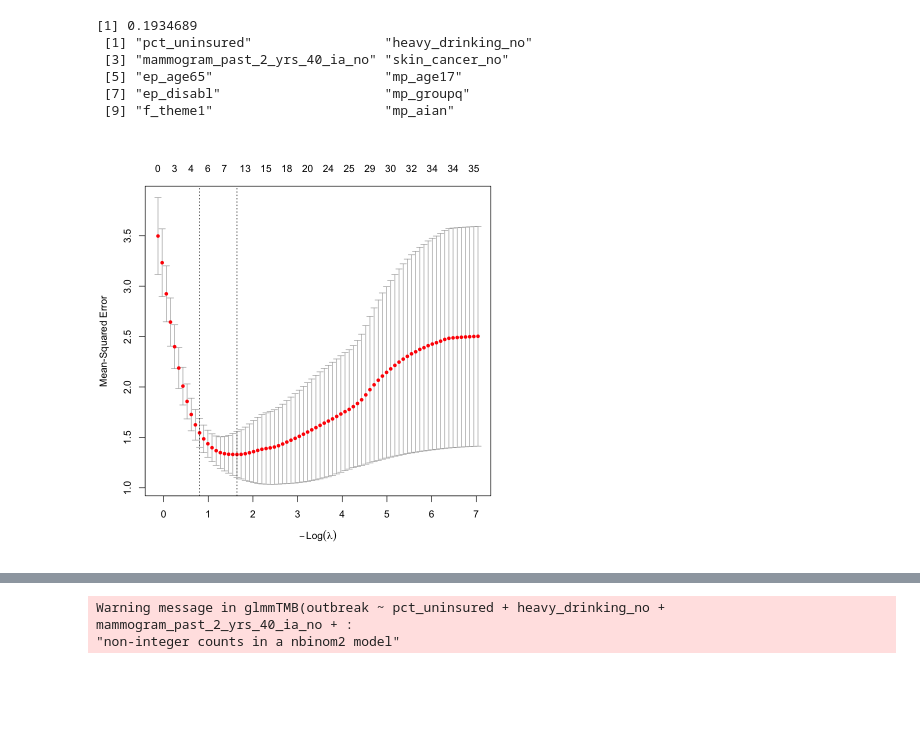
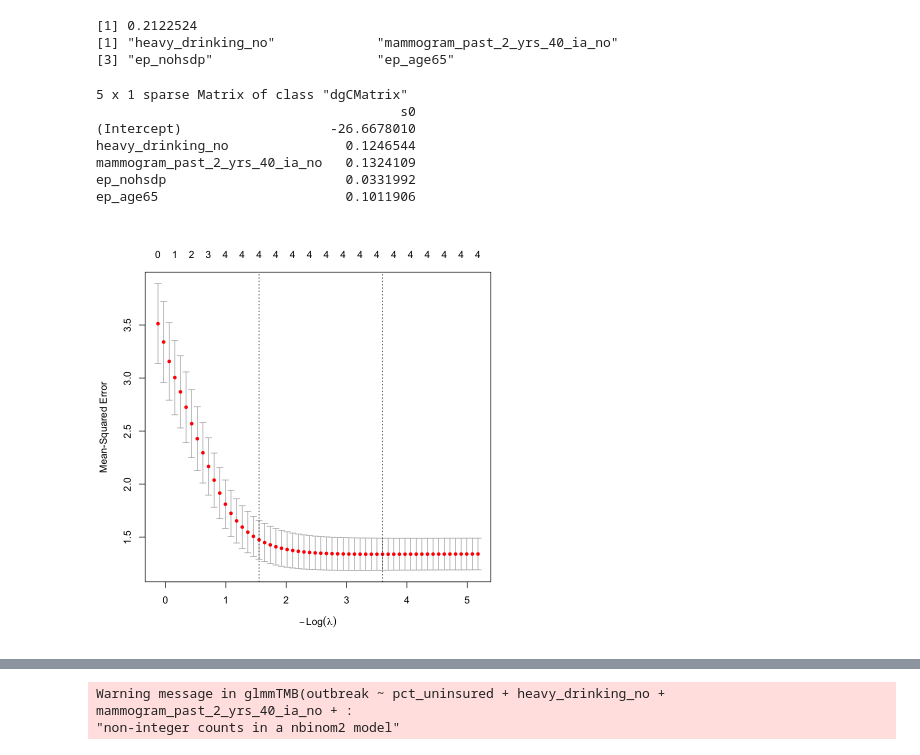
Before and after one commit to MuddORLab/Predicting-Measles-Outbreaks, a Jupyter notebook: 2026SP-stat/4automated_selection.ipynb, the cells around one changed output, grey strips where cells are left out. Cells and saved outputs as stored; diff of their text form; code cells hidden in the pictures; blank space fills up the shorter version.

```diff
--- a/2026SP-stat/4automated_selection.ipynb
+++ b/2026SP-stat/4automated_selection.ipynb
@@ -11,18 +29,36 @@ library(janitor)
 # %%
 df <- read_csv("data/merged_with_svi.csv") |> clean_names()
-df <- df |> filter(!is.na(enrollment), enrollment > 0)
+df <- df %>% filter(!county %in% c("Mcculloch", "Mclennan", "Mcmullen", "Dewitt", "Loving"))
+df_raw <- df
+county <- df$county
+df$density <- df$population * 1.0 / df$area_sqmi
+
+# Keep enrollment, outbreak, phr for now — only drop the feature columns
+df <- df %>% select(
+  -c("county", "area_sqmi"),
+  -starts_with("m_"), -starts_with("mp_"),
+  -starts_with("e_"), -starts_with("epl_"),
+  -starts_with("spl_"), -starts_with("rpl_"),
+  -starts_with("f_")
+)
+
+df <- df %>% select(-c("ep_minrty", "ep_hisp", "ep_afam", "ep_pov150", "ep_uninsur"))
 df <- df[, colSums(is.na(df)) == 0]
+
 set.seed(100)
-perc_strata = 0.75
+perc_strata <- 0.75
 strata <- ifelse(df$outbreak > 0, "nonzero", "zero")
 index <- createDataPartition(strata, p = perc_strata, list = FALSE)
-train <- df[index,]
-test <- df[-index,]
+train <- df[index, ]
+test  <- df[-index, ]
+
 outcome <- train$outbreak
-offset <- log(train$enrollment)
-phr <- train$phr
+offset  <- log(train$enrollment)
+phr     <- train$phr
 
-train <- train %>% select(-county, -outbreak, -enrollment, -phr)
+# Now drop them before modeling
+train <- train %>% select(-outbreak, -enrollment, -phr)
+test  <- test  %>% select(-outbreak, -enrollment, -phr)
 # %% [output]
 Rows: 254 Columns: 556
 -- Column specification --------------------------------------------------------
@@ -88,27 +132,32 @@ A matrix: 187 x 46 of type dbl
 # %%
 set.seed(100)
 cv.lasso <- cv.glmnet(X, log(y + 1), offset = offset, alpha = 1)  # alpha=1 for Lasso
 plot(cv.lasso)
-best.lambda <- cv.lasso$lambda.min
+best.lambda <- cv.lasso$lambda.1se
 print(best.lambda)
 lasso.model <- glmnet(X, log(y + 1), offset = offset, alpha = 1, lambda = best.lambda)
 lasso_coef <- coef(lasso.model)
 lasso_vars <- rownames(lasso_coef)[
   lasso_coef[, 1] >= 1e-5 & !grepl("Intercept", rownames(lasso_coef))
 ]
 print(lasso_vars)
 X <- X[, lasso_vars, drop = FALSE]
 model_df <- cbind(
   data.frame(outbreak = log(y + 1), enrollment = exp(offset), PHR = phr),X
 )
+coef(lasso.model)
 # %% [output]
-[1] 0.1934689
- [1] "pct_uninsured"                 "heavy_drinking_no"
- [3] "mammogram_past_2_yrs_40_ia_no" "skin_cancer_no"
- [5] "ep_age65"                      "mp_age17"
- [7] "ep_disabl"                     "mp_groupq"
- [9] "f_theme1"                      "mp_aian"
+[1] 0.2122524
+[1] "heavy_drinking_no"             "mammogram_past_2_yrs_40_ia_no"
+[3] "ep_nohsdp"                     "ep_age65"
+5 x 1 sparse Matrix of class "dgCMatrix"
+                                       s0
+(Intercept)                   -26.6678010
+heavy_drinking_no               0.1246544
+mammogram_past_2_yrs_40_ia_no   0.1324109
+ep_nohsdp                       0.0331992
+ep_age65                        0.1011906
-[figure, old version]
+[figure, new version]
 # %%
 library(car)
 
```
Also changed, not shown: parts of 4 cells of this notebook, 9 other files.
